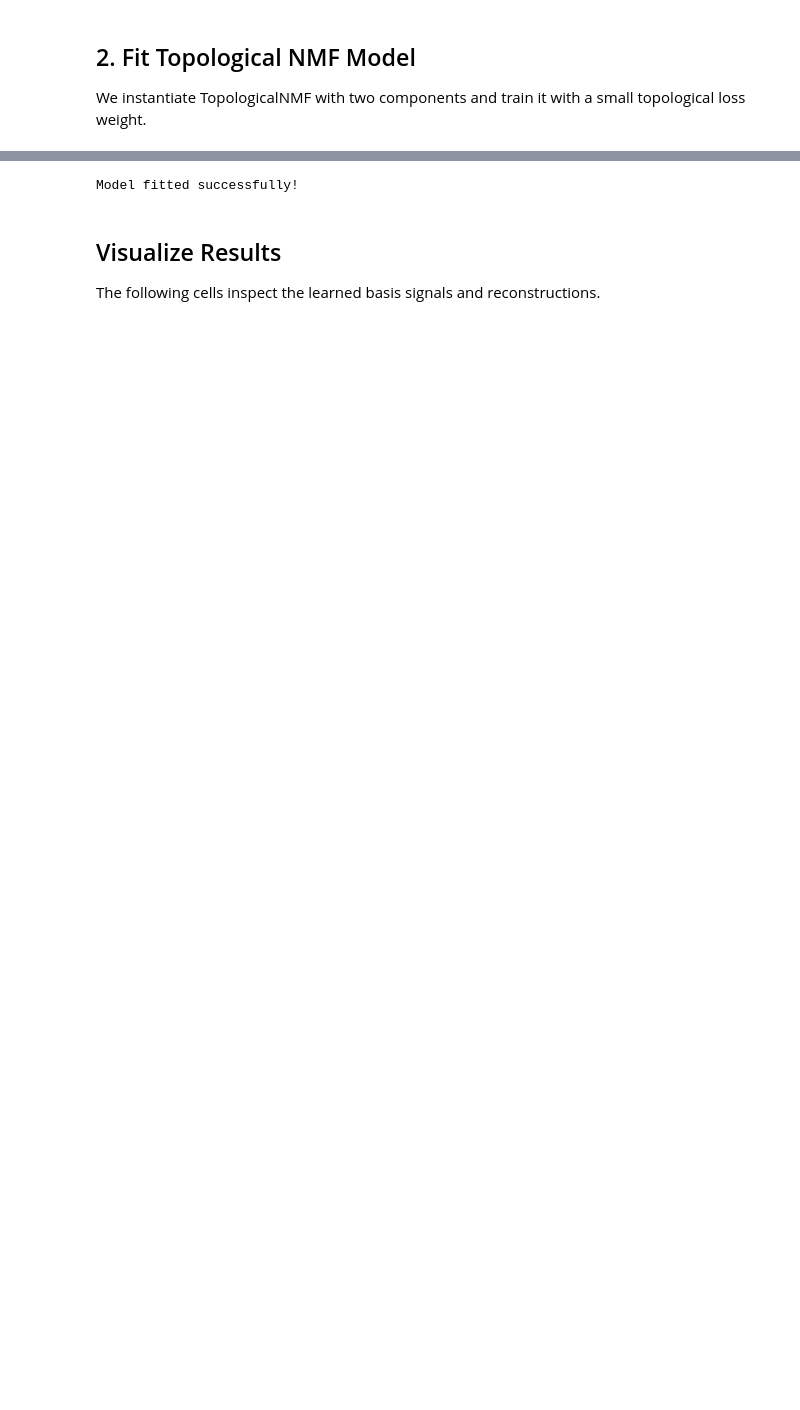
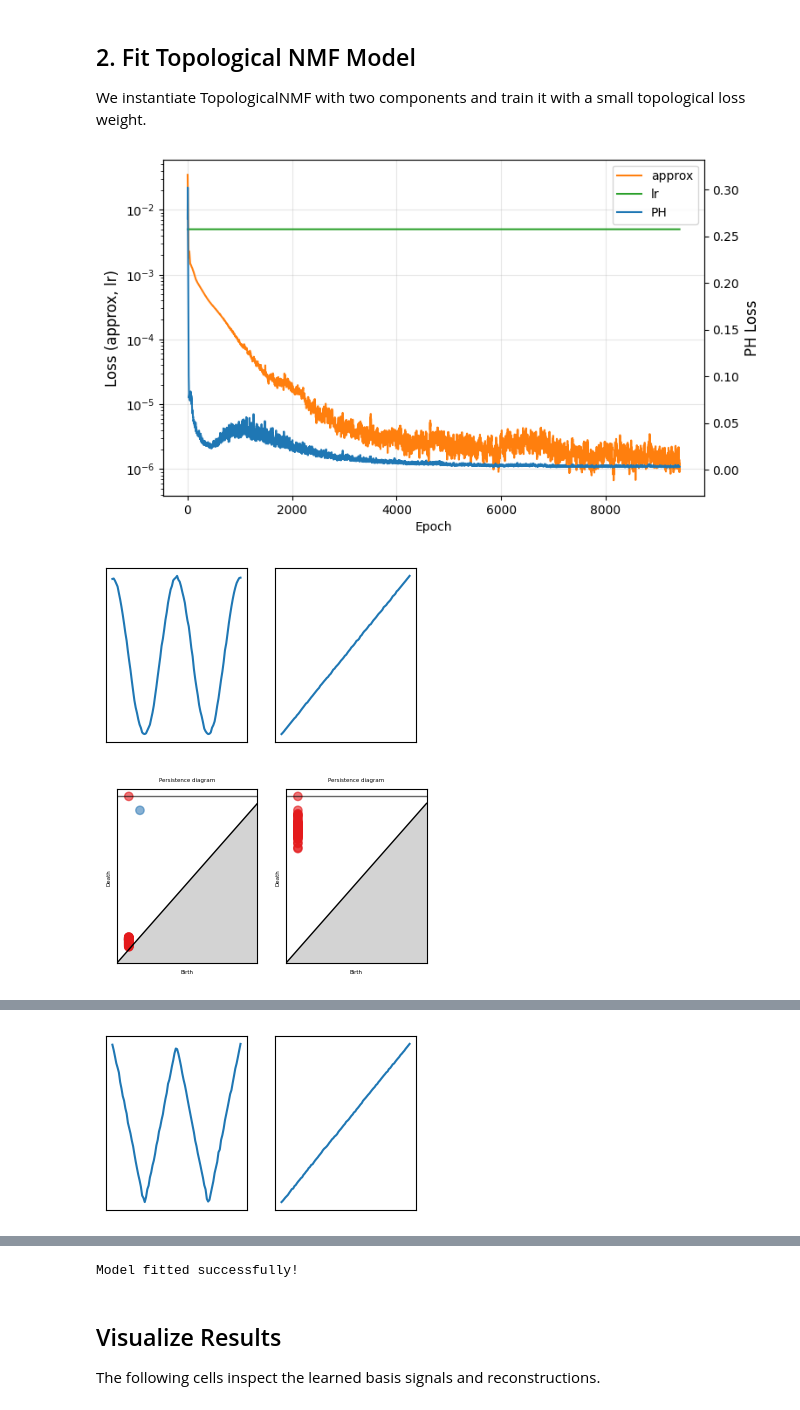
Before and after one commit to shizuo-kaji/TopNMF, a Jupyter notebook: Example 3.ipynb, the cells around one changed output, grey strips where cells are left out. Drawn from its saved outputs; the diff is of its cells as text; code cells hidden in the pictures; blank space fills up the shorter version.

```diff
--- a/Example 3.ipynb
+++ b/Example 3.ipynb
@@ -79,44 +79,53 @@ n_components = 2
 model_1 = TopologicalNMF(
     n_components=n_components,
     device="cpu",
-    random_state=42
+    random_state=42,
+    use_embedding=True
 )
 
 model_2 = TopologicalNMF(
     n_components=n_components,
     device="cpu",
-    random_state=42
+    random_state=42,
+    use_embedding=True
 )
 
 model_1.fit(
     X,
     n_iterations=10000,
     lr=0.005,
     lambda_apx=1.0,
     lambda_top=0.001,
     lambda_spa_V=0.0,
     lambda_spa_W=0.0,
     lambda_tv=0.0,
-    target_periodicity=[1.0, 0.0],
+    target_periodicity=[1.0, None],
     M=4,
     init_method="nndsvda",
-    verbose=True
+    show_plots=["loss", "basis", "PH"],
+    verbose=True,
+    plot_grid = (1,2)
 )
 
 model_2.fit(
     Y,
     n_iterations=10000,
     lr=0.005,
     lambda_apx=1.0,
     lambda_top=0.001,
     lambda_spa_V=0.0,
     lambda_spa_W=0.0,
     lambda_tv=0.0,
-    target_periodicity=[1.0, 0.0],
-    M=4,
+    target_periodicity=[1.0, None],
+    M=6,
     init_method="nndsvda",
-    verbose=True
+    show_plots=["loss", "basis", "PH"],
+    verbose=True,
+    plot_grid = (1,2)
 )
 
 print("Model fitted successfully!")
 # %% [output]
+[figure, added]
+[figure, added]
+[figure, added]
@@ -122,0 +133 @@ print("Model fitted successfully!")
+[figure, added]
```
Also changed, not shown: parts of 6 cells of this notebook, 3 other files.
